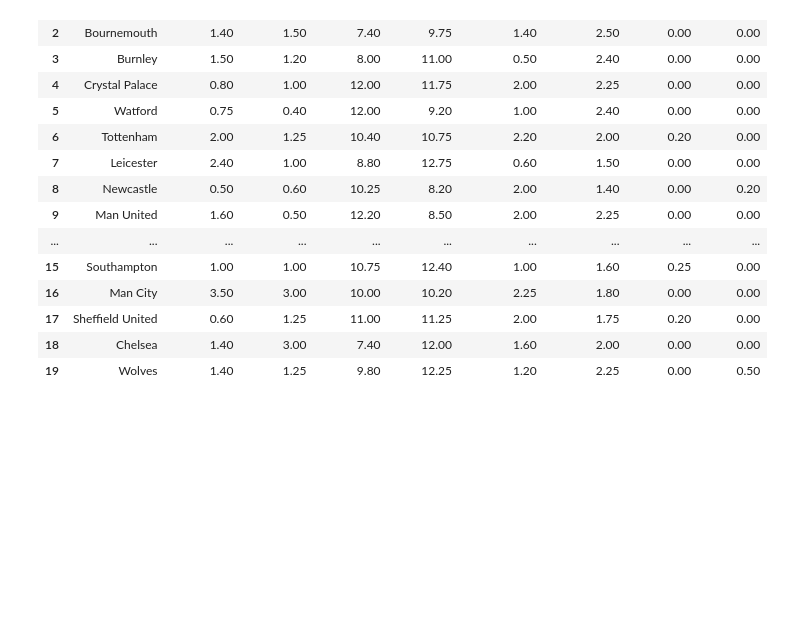
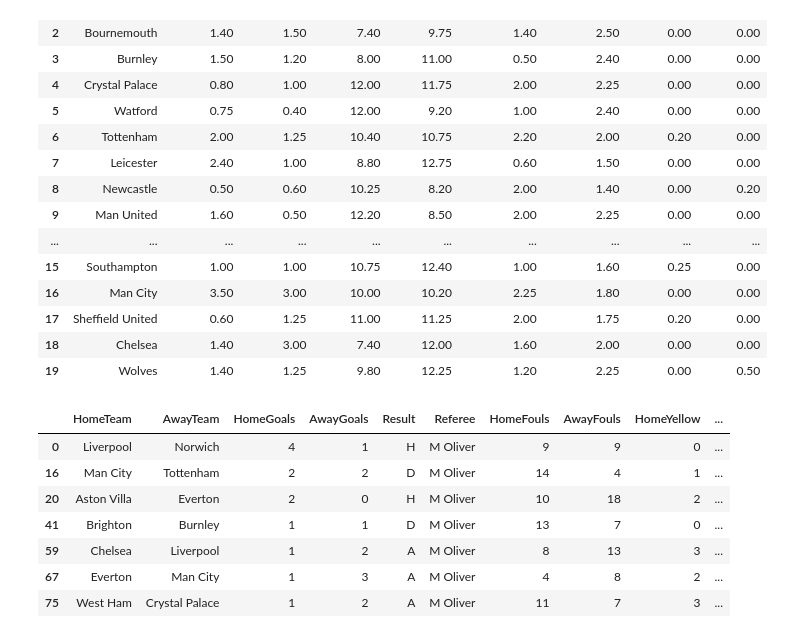
Before and after one commit to marcello96/Premier-League-Results-Predictor, a Jupyter notebook: data-analysis.ipynb, the cells around one changed output. Drawn from its saved outputs; the diff is of its cells as text; code cells hidden in the pictures; blank space fills up the shorter version.

```diff
--- a/data-analysis.ipynb
+++ b/data-analysis.ipynb
@@ -130,0 +136,11 @@ stats
+# %%
+mdata.loc[mdata['Referee'] == 'M Oliver']
+# %% [output]
+|  | HomeTeam | AwayTeam | HomeGoals | AwayGoals | Result | Referee | HomeFouls | AwayFouls | HomeYellow | ... |
+| 0 | Liverpool | Norwich | 4 | 1 | H | M Oliver | 9 | 9 | 0 | ... |
+| 16 | Man City | Tottenham | 2 | 2 | D | M Oliver | 14 | 4 | 1 | ... |
+| 20 | Aston Villa | Everton | 2 | 0 | H | M Oliver | 10 | 18 | 2 | ... |
+| 41 | Brighton | Burnley | 1 | 1 | D | M Oliver | 13 | 7 | 0 | ... |
+| 59 | Chelsea | Liverpool | 1 | 2 | A | M Oliver | 8 | 13 | 3 | ... |
+| 67 | Everton | Man City | 1 | 3 | A | M Oliver | 4 | 8 | 2 | ... |
+| 75 | West Ham | Crystal Palace | 1 | 2 | A | M Oliver | 11 | 7 | 3 | ... |
```
Also changed, not shown: parts of 2 cells of this notebook, 1 other file.
